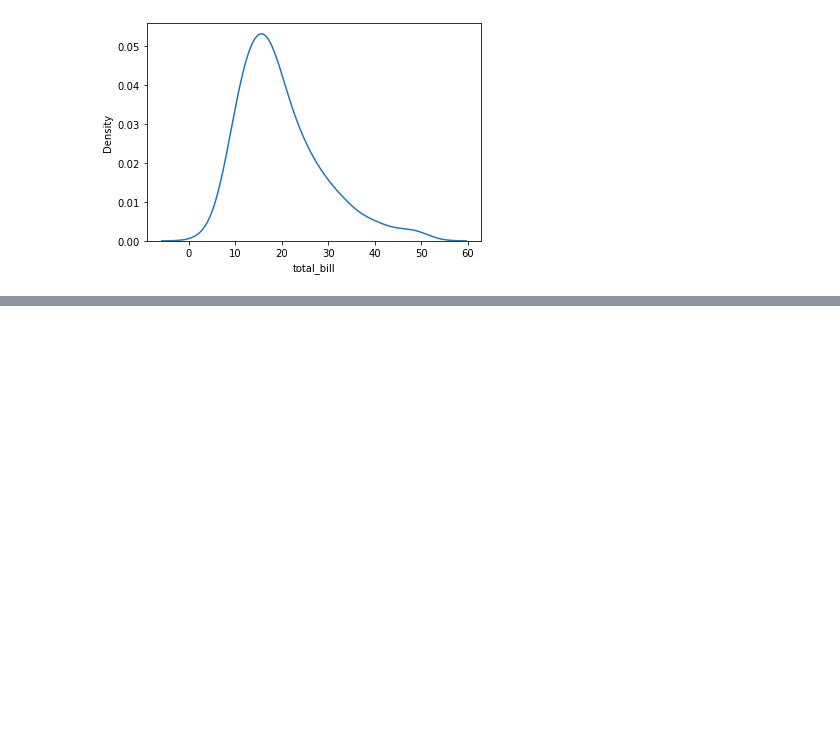
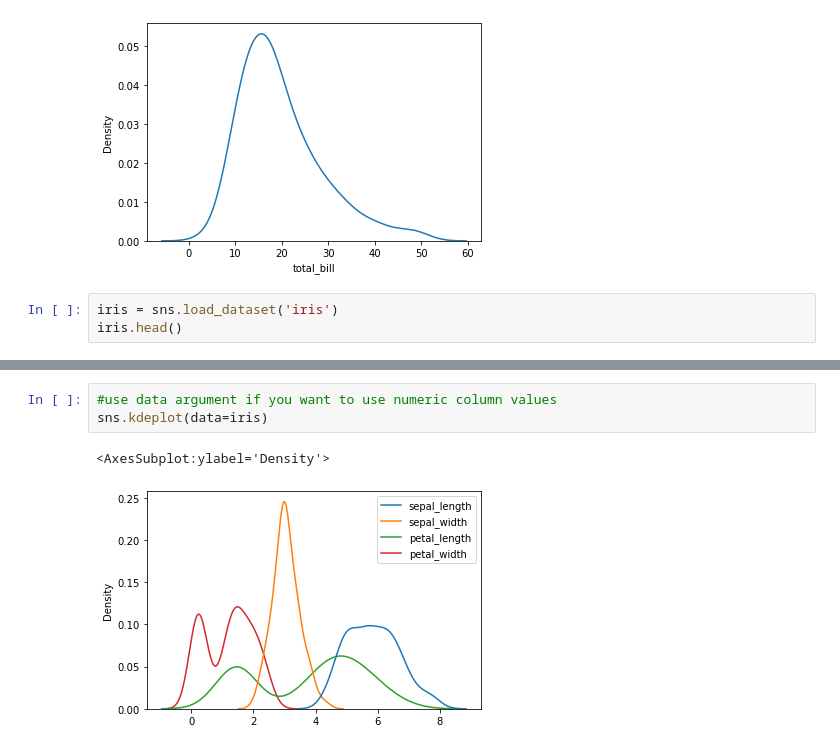
Before and after one commit to itsregalo/DS-ML, a Jupyter notebook: Seaborn/distribution_plots.ipynb, the cells around one changed output, grey strips where cells are left out. Saved outputs shown, nothing was run; the diff lists cells and outputs as text; blank space fills up the shorter version.

Commit message:
data=dataset for numerical values

```diff
--- a/Seaborn/distribution_plots.ipynb
+++ b/Seaborn/distribution_plots.ipynb
@@ -113,3 +113,6 @@ sns.kdeplot(tips['total_bill'])
 # %% [output]
 <AxesSubplot:xlabel='total_bill', ylabel='Density'>
 [figure]
+# %%
+iris = sns.load_dataset('iris')
+iris.head()
@@ -115,0 +126,6 @@ sns.kdeplot(tips['total_bill'])
+# %%
+#use data argument if you want to use numeric column values
+sns.kdeplot(data=iris)
+# %% [output]
+<AxesSubplot:ylabel='Density'>
+[figure, added]
```
Also changed, not shown: parts of 4 cells of this notebook.
